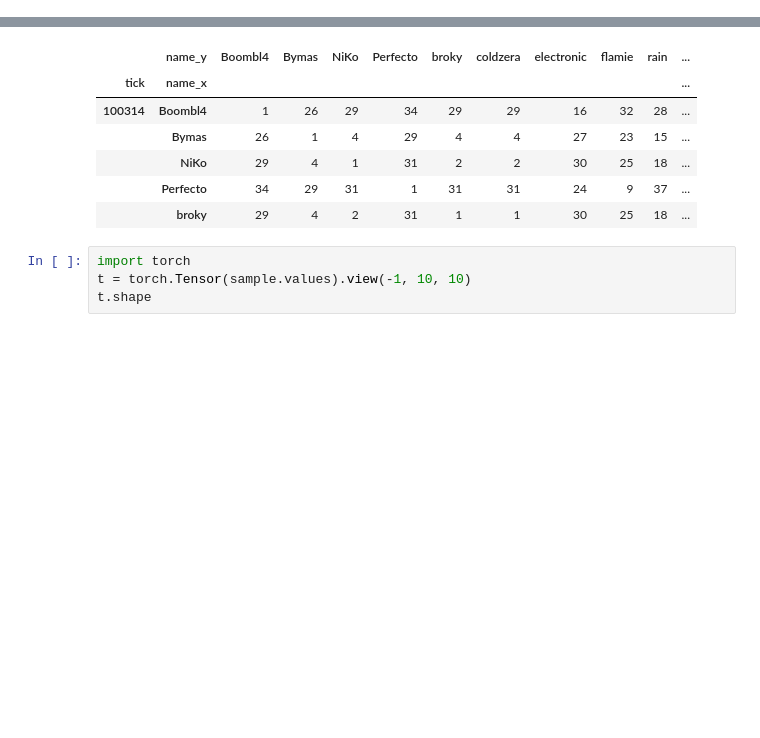
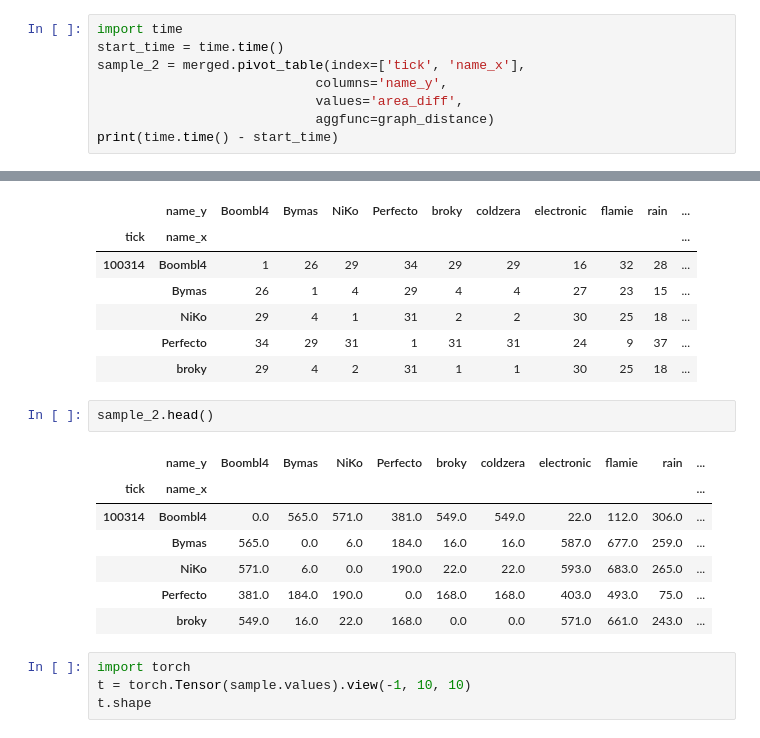
Before and after one commit to guidopetri/csgo-win-probability, a Jupyter notebook: data-transform.ipynb, the cells around one changed output, grey strips where cells are left out. Cells and saved outputs as stored; diff of their text form; blank space fills up the shorter version.

```diff
--- a/data-transform.ipynb
+++ b/data-transform.ipynb
@@ -126,0 +131,8 @@ print(time.time() - start_time)
+# %%
+import time
+start_time = time.time()
+sample_2 = merged.pivot_table(index=['tick', 'name_x'],
+                            columns='name_y',
+                            values='area_diff',
+                            aggfunc=graph_distance)
+print(time.time() - start_time)
@@ -134,6 +148,16 @@ sample.head()
 |  | NiKo | 29 | 4 | 1 | 31 | 2 | 2 | 30 | 25 | 18 | ... |
 |  | Perfecto | 34 | 29 | 31 | 1 | 31 | 31 | 24 | 9 | 37 | ... |
 |  | broky | 29 | 4 | 2 | 31 | 1 | 1 | 30 | 25 | 18 | ... |
+# %%
+sample_2.head()
+# %% [output]
+|  | name_y | Boombl4 | Bymas | NiKo | Perfecto | broky | coldzera | electronic | flamie | rain | ... |
+| tick | name_x |  |  |  |  |  |  |  |  |  | ... |
+| 100314 | Boombl4 | 0.0 | 565.0 | 571.0 | 381.0 | 549.0 | 549.0 | 22.0 | 112.0 | 306.0 | ... |
+|  | Bymas | 565.0 | 0.0 | 6.0 | 184.0 | 16.0 | 16.0 | 587.0 | 677.0 | 259.0 | ... |
+|  | NiKo | 571.0 | 6.0 | 0.0 | 190.0 | 22.0 | 22.0 | 593.0 | 683.0 | 265.0 | ... |
+|  | Perfecto | 381.0 | 184.0 | 190.0 | 0.0 | 168.0 | 168.0 | 403.0 | 493.0 | 75.0 | ... |
+|  | broky | 549.0 | 16.0 | 22.0 | 168.0 | 0.0 | 0.0 | 571.0 | 661.0 | 243.0 | ... |
 # %%
 import torch
 t = torch.Tensor(sample.values).view(-1, 10, 10)
```
Also changed, not shown: parts of 6 cells of this notebook.
